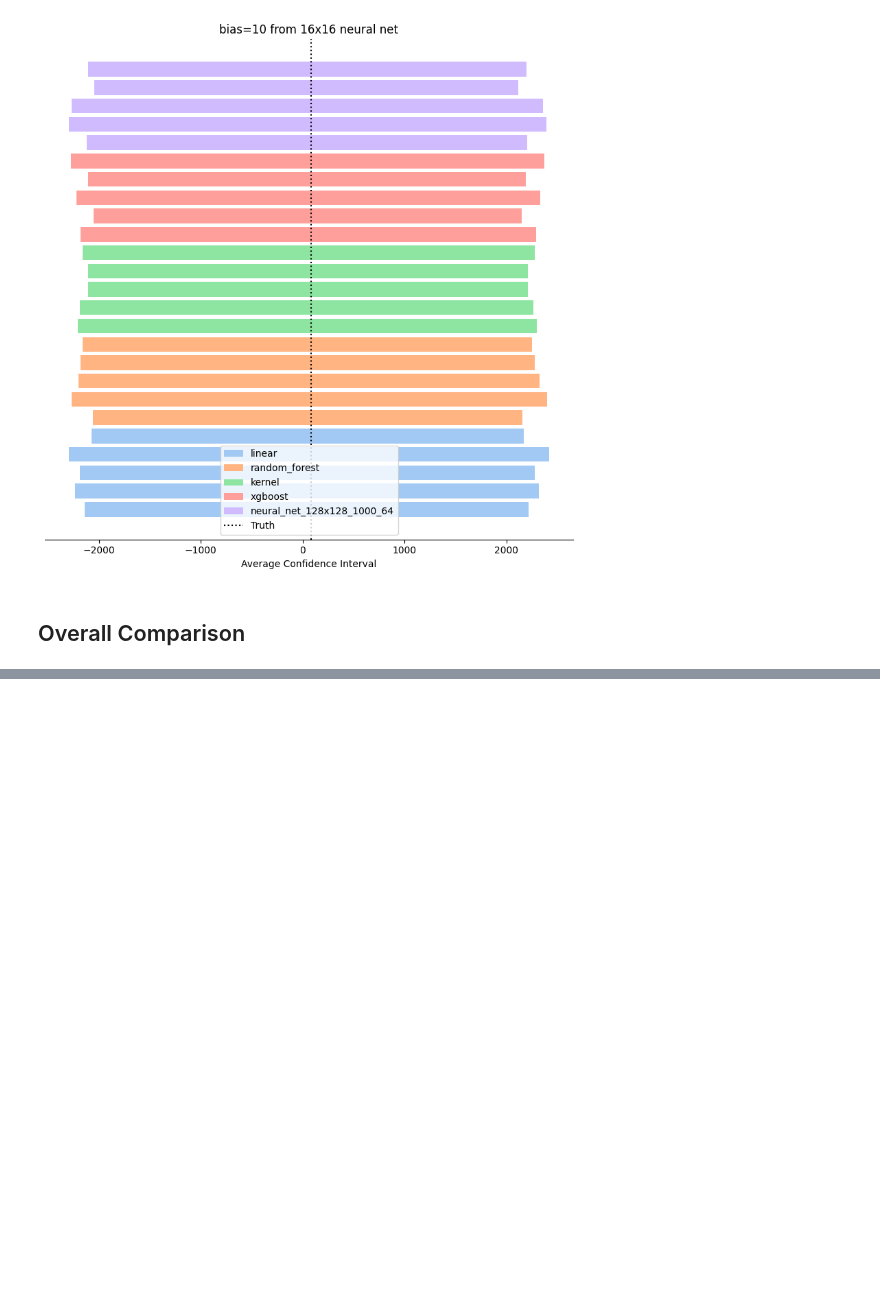
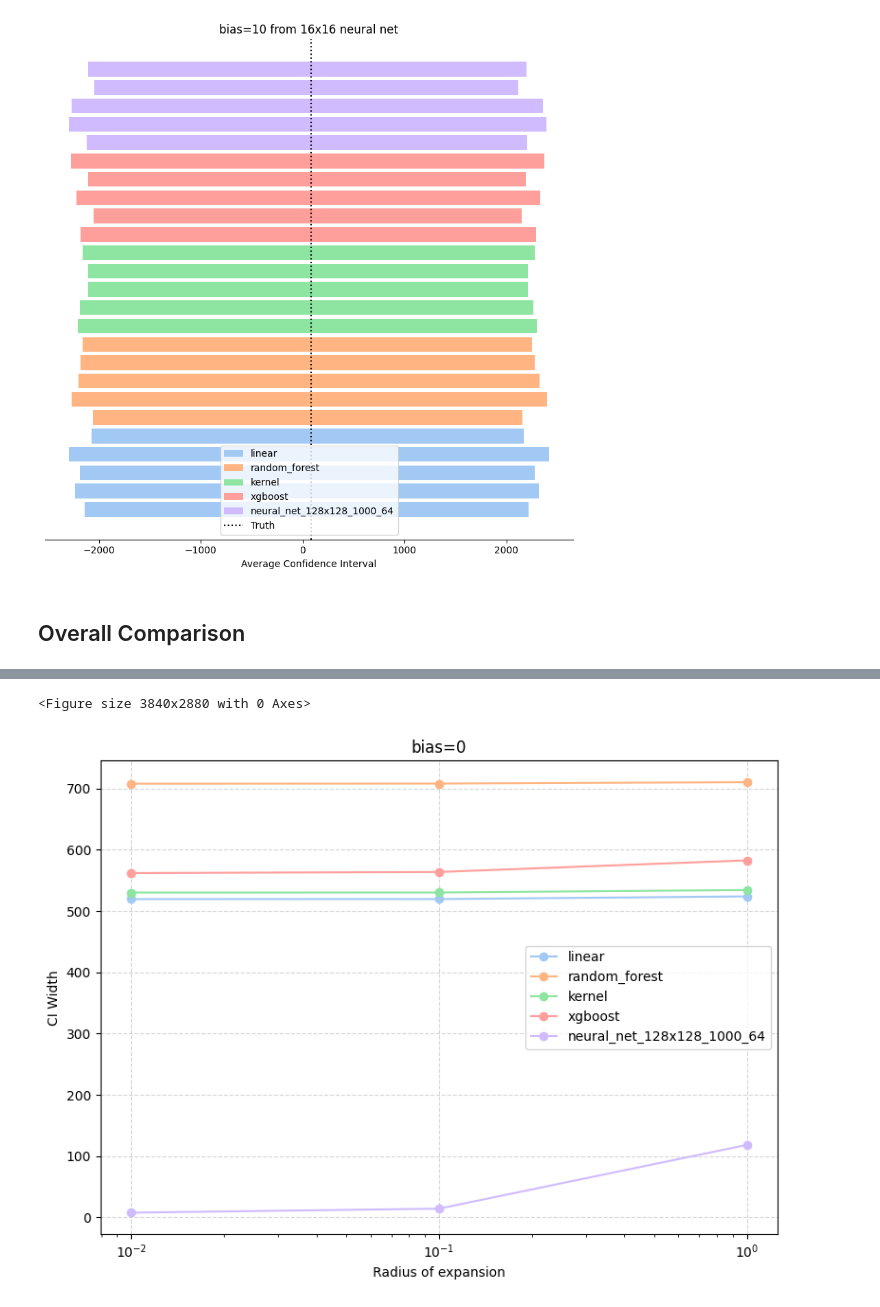
Before and after one commit to yingqi-gao/Mediation, a Jupyter notebook: sim_r0_CI.ipynb, the cells around one changed output, grey strips where cells are left out. Drawn from its saved outputs; the diff is of its cells as text; code cells hidden in the pictures; blank space fills up the shorter version.

Commit message:
comparison plots for expanded radius added

```diff
--- a/sim_r0_CI.ipynb
+++ b/sim_r0_CI.ipynb
@@ -395,9 +382,25 @@ plot_CIs(
 [figure]
 # %% [markdown]
 ## Overall Comparison
-# %%
-for r0_learner_name in r0_LEARNERS.keys():
-    coverage, avg_me = [], []
-    for ci in r0_CIs:
-        coverage.append(ci["covers?"])
-        avg_me.append(ci["me"])
+# %%
+r_expanded_list = [1, 0.1, 0.01]
+# %%
+real_data_param0 = RealDataParam(bias_func=nn_bias_1, bias_scale=0, n_real=100)
+
+width_dict = {}
+for r0_learner_name, r0_learner in r0_LEARNERS.items():
+    r_hat, model_directory_uri = trained_models[r0_learner_name]
+
+    width_list = []
+    for r_expanded in r_expanded_list:
+        expanded_data_param = ExpandedDataParam(n_expanded=1000, r_expanded=r_expanded)
+        r0_CIs = construct_r0_CIs(
+            data_generator_param = DATA_GENERATOR_PARAM,
+            real_data_param = real_data_param0,
+            expanded_data_param = expanded_data_param,
+            model_directory_uri = model_directory_uri,
+            r_hat = r_hat,
+            fresh = False
+        )
+        width_list.append(np.mean([2*CI["me"] for CI in r0_CIs]))
+    width_dict[r0_learner_name] = width_list
@@ -403,0 +425,18 @@ for r0_learner_name in r0_LEARNERS.keys():
+# %%
+colors = sns.color_palette('pastel', n_colors=len(width_dict))
+plt.figure(dpi=600)
+plt.figure(figsize=(8, 6))
+for i, (r0_learner_name, width_list) in enumerate(width_dict.items()):
+    plt.plot(r_expanded_list, width_list, marker='o', label=r0_learner_name, color=colors[i])
+
+plt.xscale('log')
+plt.xlabel("Radius of expansion")
+plt.ylabel("CI Width")
+plt.title("bias=0")
+plt.grid(True, linestyle='--', alpha=0.5)
+plt.legend()
+plt.tight_layout()
+plt.show()
+# %% [output]
+<Figure size 3840x2880 with 0 Axes>
+[figure, added]
```
Also changed, not shown: parts of 13 cells of this notebook, 7 other files.
